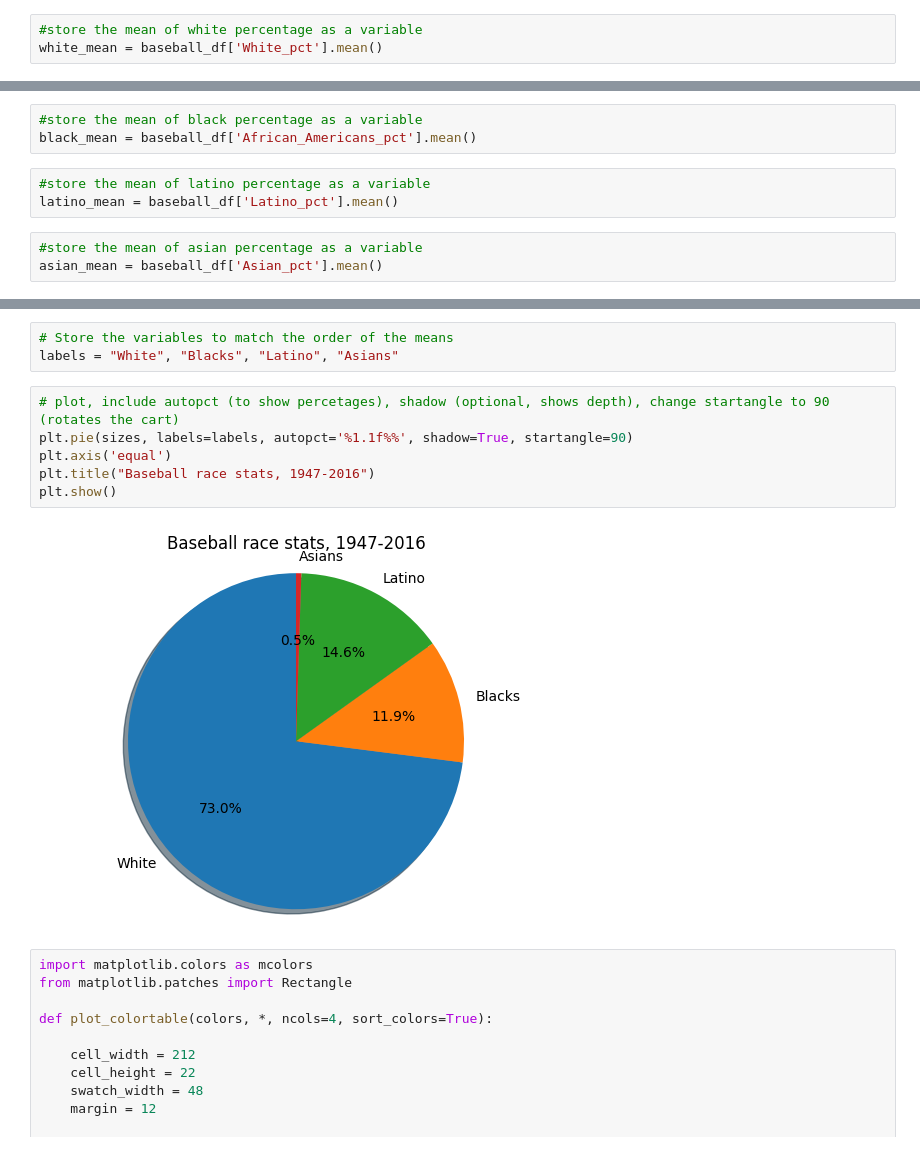
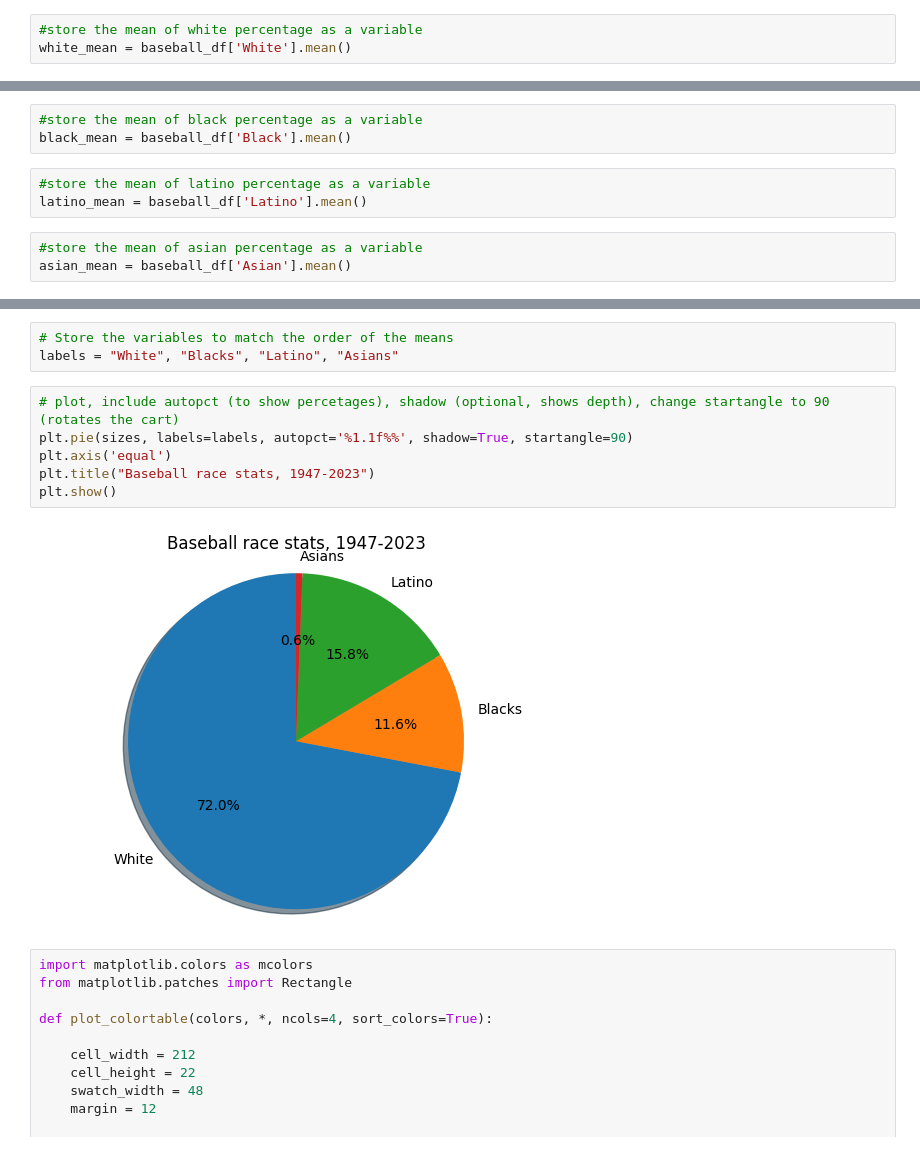
Before and after one commit to 550tealeaves/DATA-70500-working-with-data, a Jupyter notebook: Baseball_demo.ipynb, the cells around one changed output, grey strips where cells are left out. Cells and saved outputs as stored; diff of their text form.

```diff
--- a/Baseball_demo.ipynb
+++ b/Baseball_demo.ipynb
@@ -167,7 +152,7 @@ plt.show()
 - Plot the average amount of each race to see what proportion they take up
 # %%
 #store the mean of white percentage as a variable
-white_mean = baseball_df['White_pct'].mean()
+white_mean = baseball_df['White'].mean()
 # %%
 #check to see if it works
 white_mean
@@ -176,12 +161,12 @@ white_mean
 # %%
 #store the mean of black percentage as a variable
-black_mean = baseball_df['African_Americans_pct'].mean()
+black_mean = baseball_df['Black'].mean()
 # %%
 #store the mean of latino percentage as a variable
-latino_mean = baseball_df['Latino_pct'].mean()
+latino_mean = baseball_df['Latino'].mean()
 # %%
 #store the mean of asian percentage as a variable
-asian_mean = baseball_df['Asian_pct'].mean()
+asian_mean = baseball_df['Asian'].mean()
 # %%
 # store the array of variables as a new variable for the pie chart formula
 sizes = [white_mean, black_mean, latino_mean, asian_mean]
@@ -196,11 +181,11 @@ labels = "White", "Blacks", "Latino", "Asians"
 # %%
 # plot, include autopct (to show percetages), shadow (optional, shows depth), change startangle to 90 (rotates the cart)
 plt.pie(sizes, labels=labels, autopct='%1.1f%%', shadow=True, startangle=90)
 plt.axis('equal')
-plt.title("Baseball race stats, 1947-2016")
+plt.title("Baseball race stats, 1947-2023")
 plt.show()
 # %% [output]
-[figure, old version]
+[figure, new version]
 # %%
 import matplotlib.colors as mcolors
 from matplotlib.patches import Rectangle
```
Also changed, not shown: parts of 15 cells of this notebook.
